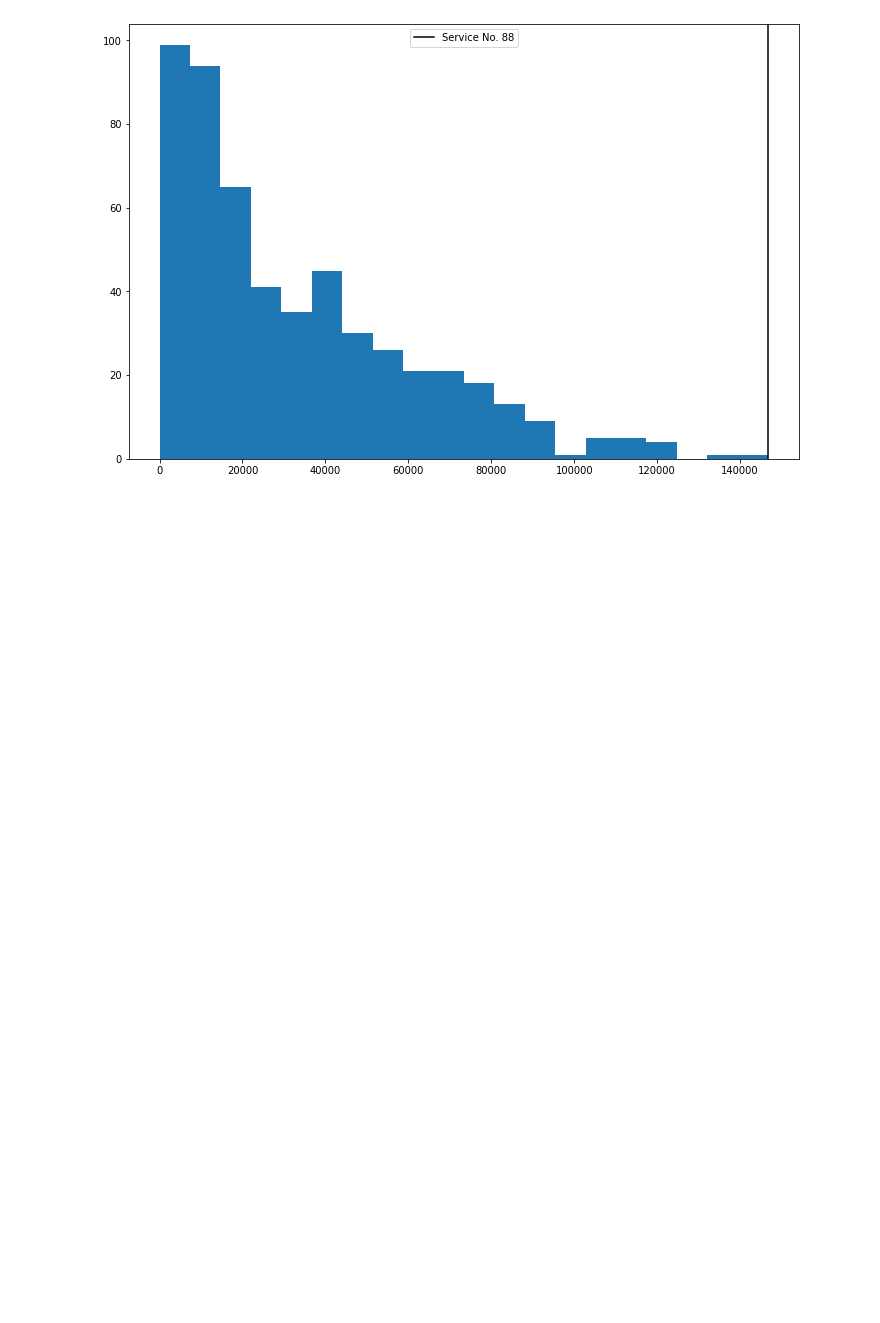
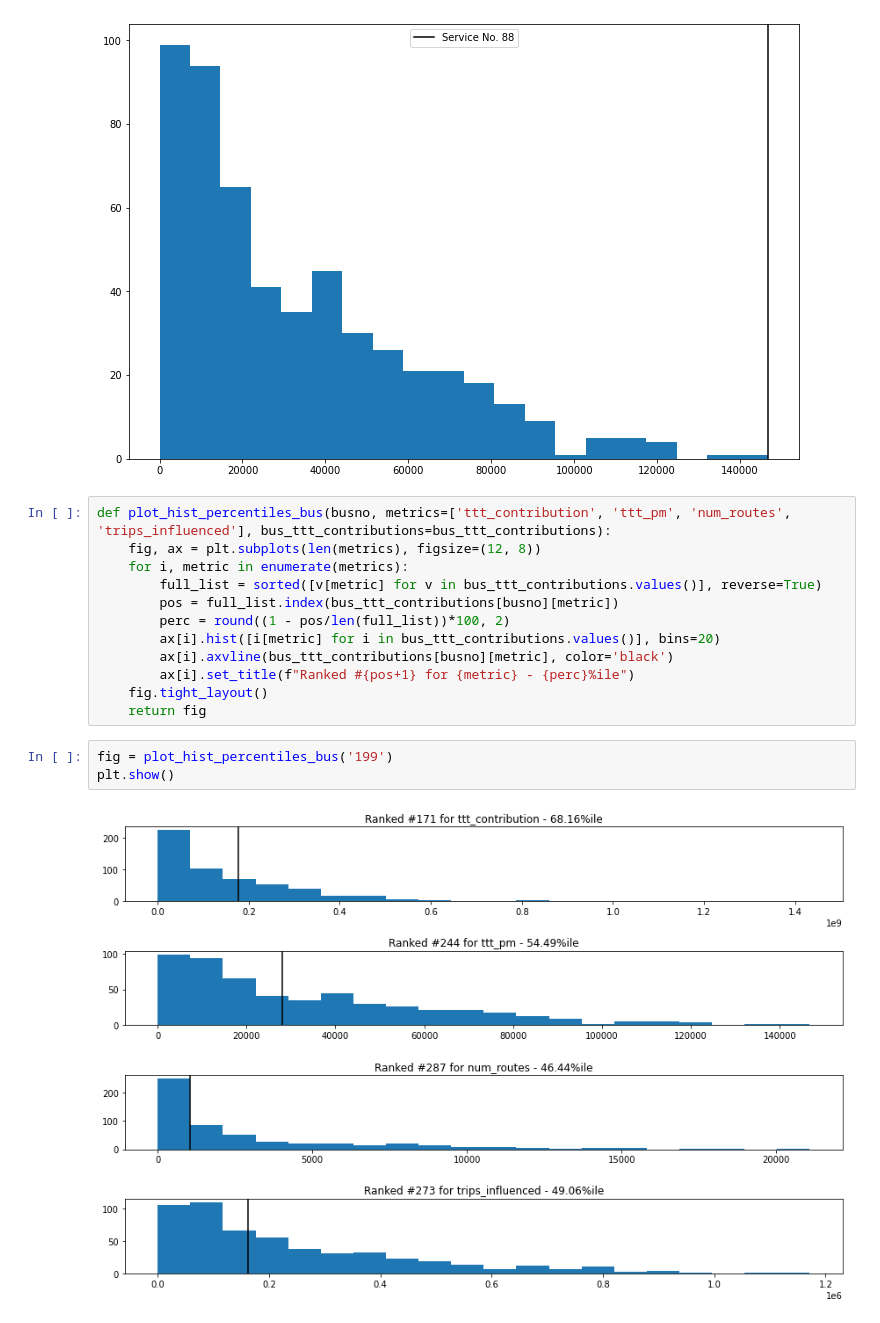
Before and after one commit to kiranbodipati/urban_planning_system, a Jupyter notebook: TTT Offline analysis.ipynb, the cells around one changed output. Saved outputs shown, nothing was run; the diff lists cells and outputs as text; blank space fills up the shorter version.

Commit message:
added percentile plots

```diff
--- a/TTT Offline analysis.ipynb
+++ b/TTT Offline analysis.ipynb
@@ -605,3 +605,20 @@ plt.legend()
 plt.show()
 # %% [output]
 [figure]
+# %%
+def plot_hist_percentiles_bus(busno, metrics=['ttt_contribution', 'ttt_pm', 'num_routes', 'trips_influenced'], bus_ttt_contributions=bus_ttt_contributions):
+    fig, ax = plt.subplots(len(metrics), figsize=(12, 8))
+    for i, metric in enumerate(metrics):
+        full_list = sorted([v[metric] for v in bus_ttt_contributions.values()], reverse=True)
+        pos = full_list.index(bus_ttt_contributions[busno][metric])
+        perc = round((1 - pos/len(full_list))*100, 2)
+        ax[i].hist([i[metric] for i in bus_ttt_contributions.values()], bins=20)
+        ax[i].axvline(bus_ttt_contributions[busno][metric], color='black')
+        ax[i].set_title(f"Ranked #{pos+1} for {metric} - {perc}%ile")
+    fig.tight_layout()
+    return fig
+# %%
+fig = plot_hist_percentiles_bus('199')
+plt.show()
+# %% [output]
+[figure, added]
```
Also changed, not shown: parts of 2 cells of this notebook, 1 other file.
